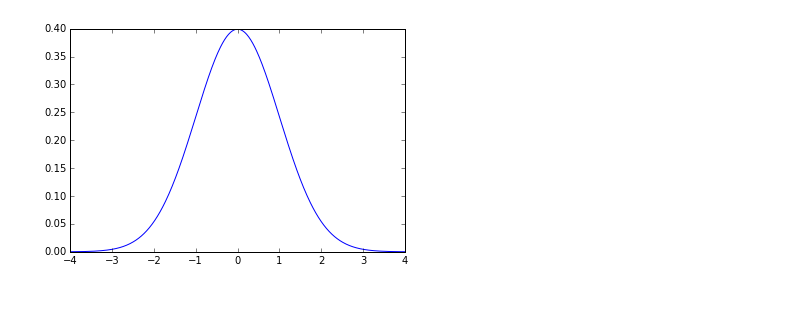
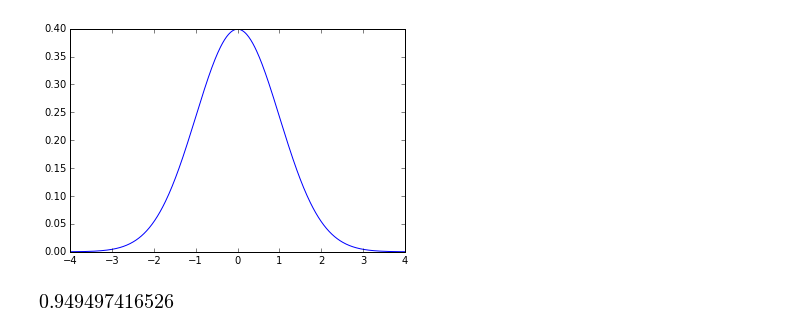
Before and after one commit to RawIron/data-hacks, a Jupyter notebook: symbolic_math.ipynb, the cells around one changed output. Cells and saved outputs as stored; diff of their text form; code cells hidden in the pictures; blank space fills up the shorter version.

Commit message:
use cells, compare with scipy

```diff
--- a/symbolic_math.ipynb
+++ b/symbolic_math.ipynb
@@ -80,3 +87,11 @@ plot(v, n(v))
 # %% [output]
 [<matplotlib.lines.Line2D at 0x...>]
 [figure]
+# %%
+#compare results with scipy
+import scipy.stats as stats
+
+p_func = stats.norm()
+p_func.cdf(1.64)
+# %% [output]
+[figure, added]
```
Also changed, not shown: parts of 2 cells of this notebook.
